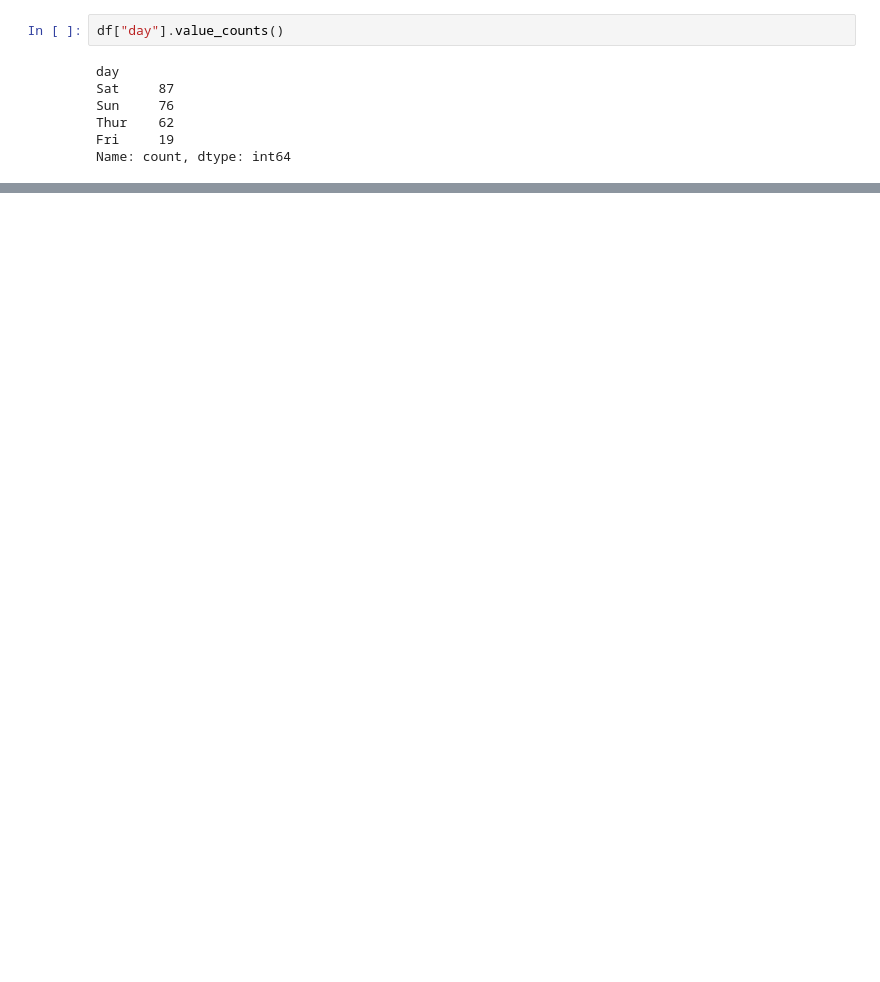
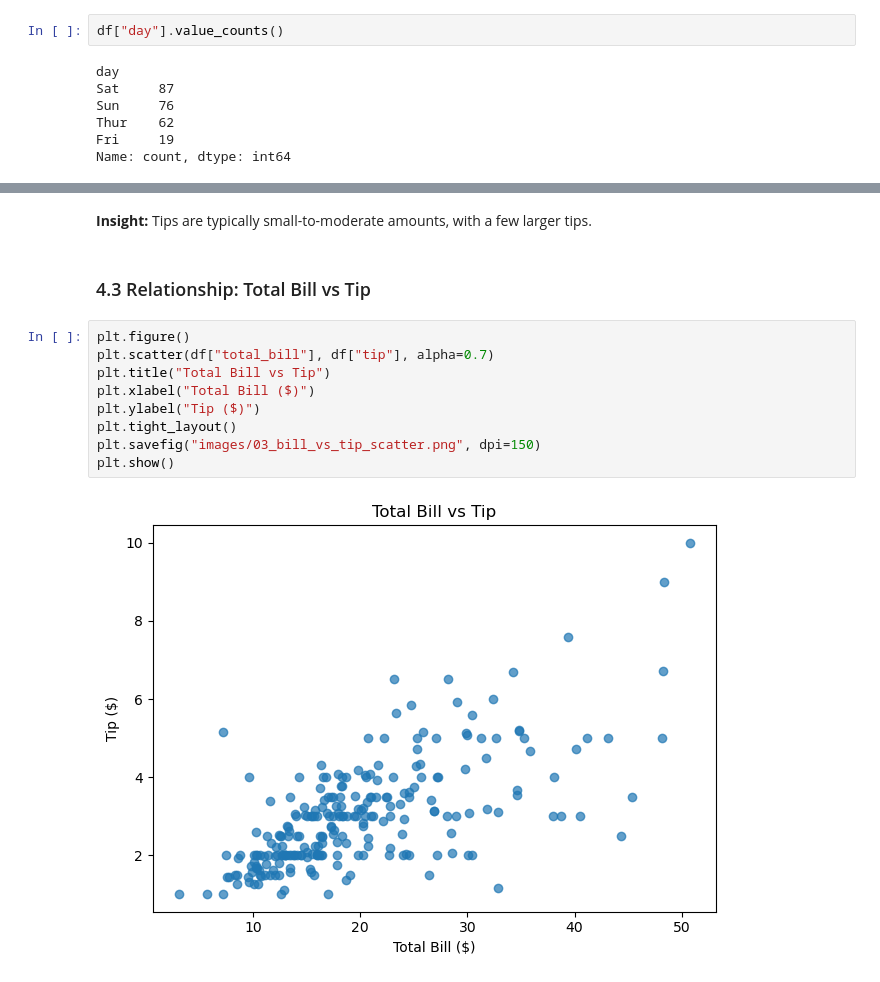
Before and after one commit to aaronjalomo/DS201-Final-Project-Tips, a Jupyter notebook: DS201_Final_Project.ipynb, the cells around one changed output, grey strips where cells are left out. Drawn from its saved outputs; the diff is of its cells as text; blank space fills up the shorter version.

```diff
--- a/DS201_Final_Project.ipynb
+++ b/DS201_Final_Project.ipynb
@@ -146,0 +194,15 @@ plt.show()
+# %% [markdown]
+**Insight:** Tips are typically small-to-moderate amounts, with a few larger tips.
+# %% [markdown]
+### 4.3 Relationship: Total Bill vs Tip
+# %%
+plt.figure()
+plt.scatter(df["total_bill"], df["tip"], alpha=0.7)
+plt.title("Total Bill vs Tip")
+plt.xlabel("Total Bill ($)")
+plt.ylabel("Tip ($)")
+plt.tight_layout()
+plt.savefig("images/03_bill_vs_tip_scatter.png", dpi=150)
+plt.show()
+# %% [output]
+[figure, added]
```
Also changed, not shown: parts of 52 cells of this notebook, 6 other files.
